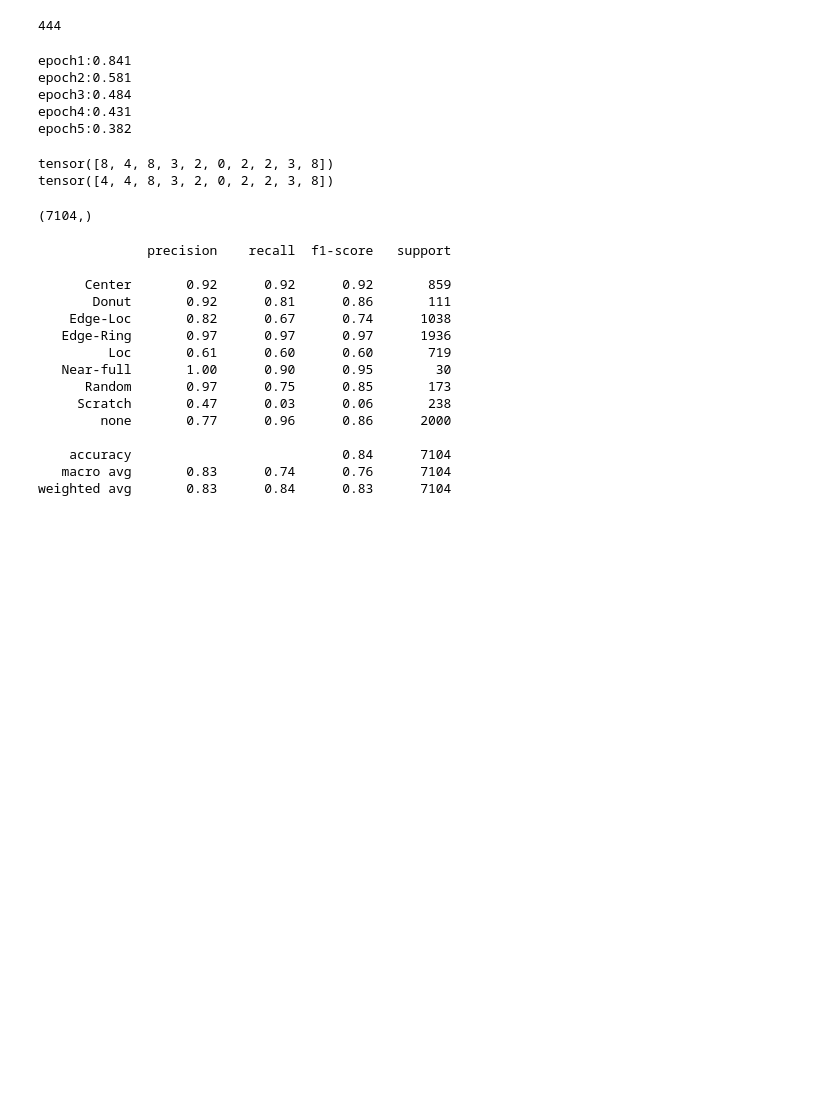
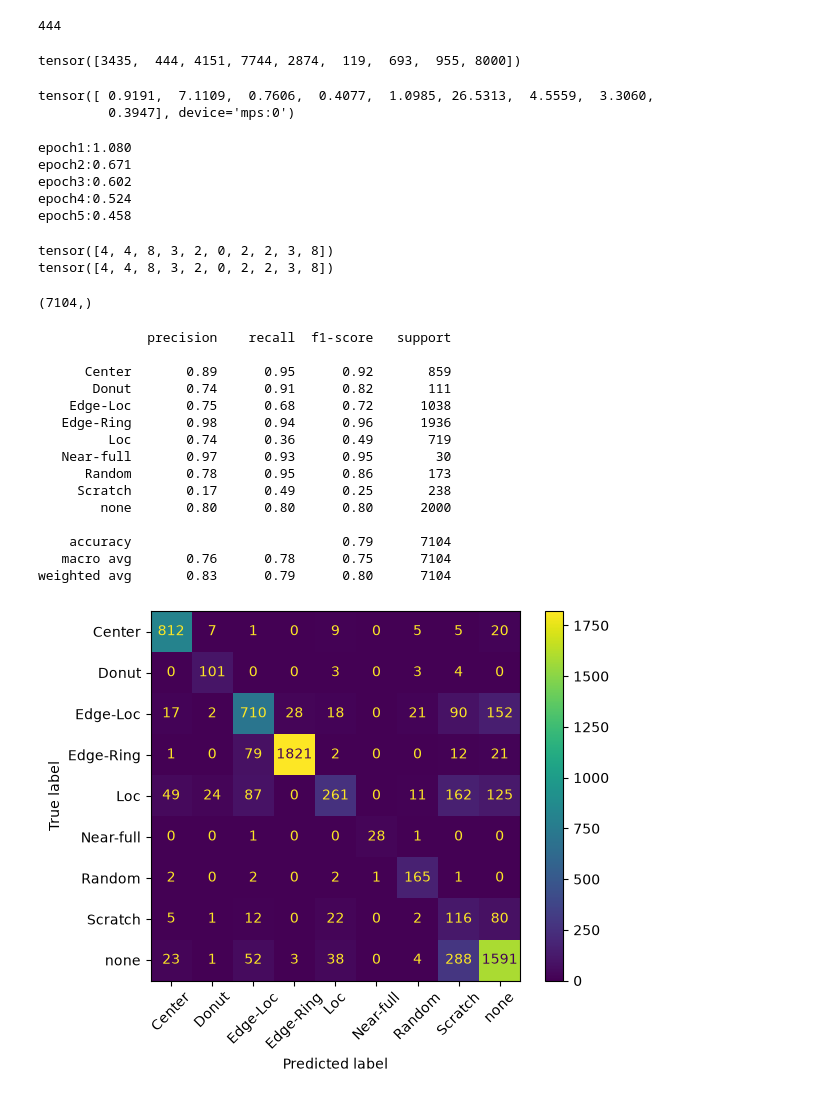
Before and after one commit to Atharva-cloud-1/wafer-detects, a Jupyter notebook: notebooks/03_cnn.ipynb, the cells around one changed output. Drawn from its saved outputs; the diff is of its cells as text; code cells hidden in the pictures; blank space fills up the shorter version.

Commit message:
Add class weights and Confusion matrix to cnn

```diff
--- a/notebooks/03_cnn.ipynb
+++ b/notebooks/03_cnn.ipynb
@@ -166,9 +167,21 @@ for xb, yb in train_loader:
 print(counter)
 # %% [output]
 444
+# %%
+counts = torch.bincount(y_train_t)
+print(counts)
+# %% [output]
+tensor([3435,  444, 4151, 7744, 2874,  119,  693,  955, 8000])
+# %%
+weights = len(y_train_t)/(9 * counts)
+weights = weights.to(device)
+print(weights)
+# %% [output]
+tensor([ 0.9191,  7.1109,  0.7606,  0.4077,  1.0985, 26.5313,  4.5559,  3.3060,
+         0.3947], device='mps:0')
 # %%
 model = WaferCNN().to(device)
-loss_fn = nn.CrossEntropyLoss()
+loss_fn = nn.CrossEntropyLoss(weight = weights)
 optimizer = torch.optim.Adam(model.parameters(), lr=0.001)
 for epoch in range(5):
     running_total = 0
@@ -183,11 +196,11 @@ for epoch in range(5):
         running_total += loss.item()
     print(f"epoch{epoch+1}:{running_total/len(train_loader):.3f}")
 # %% [output]
-epoch1:0.841
-epoch2:0.581
-epoch3:0.484
-epoch4:0.431
-epoch5:0.382
+epoch1:1.080
+epoch2:0.671
+epoch3:0.602
+epoch4:0.524
+epoch5:0.458
 # %%
 xb,yb = next(iter(test_loader))
 
@@ -200,8 +213,8 @@ preds = logits.argmax(dim=1).cpu()
 print(preds[:10])
 print(yb[:10])
 # %% [output]
-tensor([8, 4, 8, 3, 2, 0, 2, 2, 3, 8])
 tensor([4, 4, 8, 3, 2, 0, 2, 2, 3, 8])
+tensor([4, 4, 8, 3, 2, 0, 2, 2, 3, 8])
 # %%
 all_preds = []
 
@@ -219,16 +232,21 @@ print(classification_report(y_test_t, all_preds, target_names=classes))
 # %% [output]
               precision    recall  f1-score   support
 
-      Center       0.92      0.92      0.92       859
-       Donut       0.92      0.81      0.86       111
-    Edge-Loc       0.82      0.67      0.74      1038
-   Edge-Ring       0.97      0.97      0.97      1936
-         Loc       0.61      0.60      0.60       719
-   Near-full       1.00      0.90      0.95        30
-      Random       0.97      0.75      0.85       173
-     Scratch       0.47      0.03      0.06       238
-        none       0.77      0.96      0.86      2000
+      Center       0.89      0.95      0.92       859
+       Donut       0.74      0.91      0.82       111
+    Edge-Loc       0.75      0.68      0.72      1038
+   Edge-Ring       0.98      0.94      0.96      1936
+         Loc       0.74      0.36      0.49       719
+   Near-full       0.97      0.93      0.95        30
+      Random       0.78      0.95      0.86       173
+     Scratch       0.17      0.49      0.25       238
+        none       0.80      0.80      0.80      2000
 
-    accuracy                           0.84      7104
-   macro avg       0.83      0.74      0.76      7104
-weighted avg       0.83      0.84      0.83      7104
+    accuracy                           0.79      7104
+   macro avg       0.76      0.78      0.75      7104
+weighted avg       0.83      0.79      0.80      7104
+# %%
+ConfusionMatrixDisplay.from_predictions(y_test_t, all_preds, display_labels= classes, xticks_rotation = 45)
+plt.show()
+# %% [output]
+[figure, added]
```
Also changed, not shown: parts of 2 cells of this notebook.
